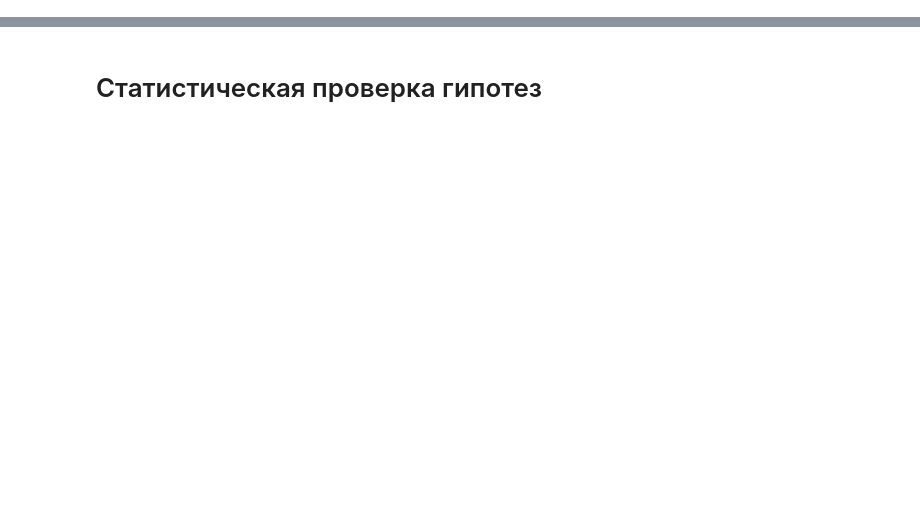
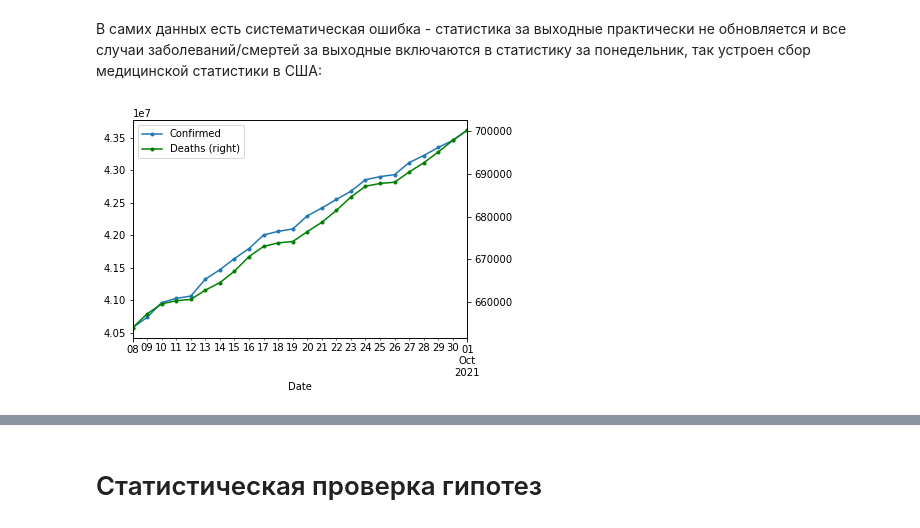
Before and after one commit to lantalex/cmf_statistics, a Jupyter notebook: week-2.ipynb, the cells around one changed output, grey strips where cells are left out. Saved outputs shown, nothing was run; the diff lists cells and outputs as text; code cells hidden in the pictures; blank space fills up the shorter version.

```diff
--- a/week-2.ipynb
+++ b/week-2.ipynb
@@ -24,0 +22,7 @@ df.tail()
+# %% [markdown]
+В самих данных есть систематическая ошибка - статистика за выходные практически не обновляется и все случаи заболеваний/смертей за выходные включаются в статистику за понедельник, так устроен сбор медицинской статистики в США:
+# %%
+df['Confirmed'][-24:].plot(legend=True, style='.-')
+df['Deaths'][-24:].plot(secondary_y=True, style=".-g", legend=True);
+# %% [output]
+[figure, added]
```
Also changed, not shown: parts of 60 cells of this notebook.
